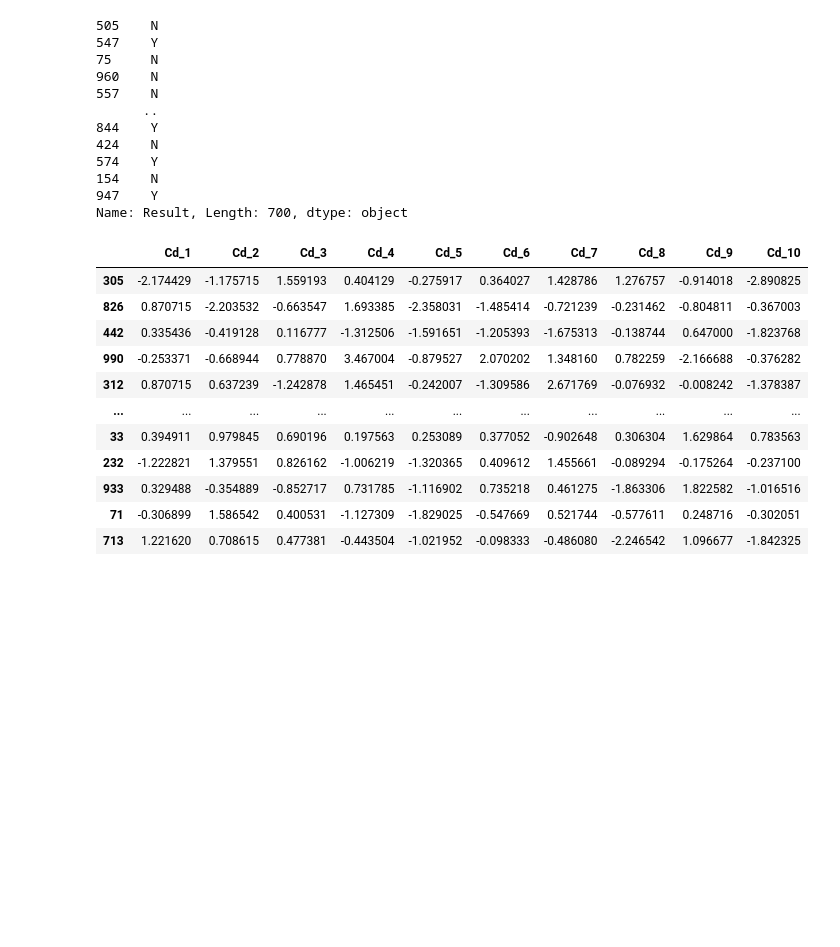
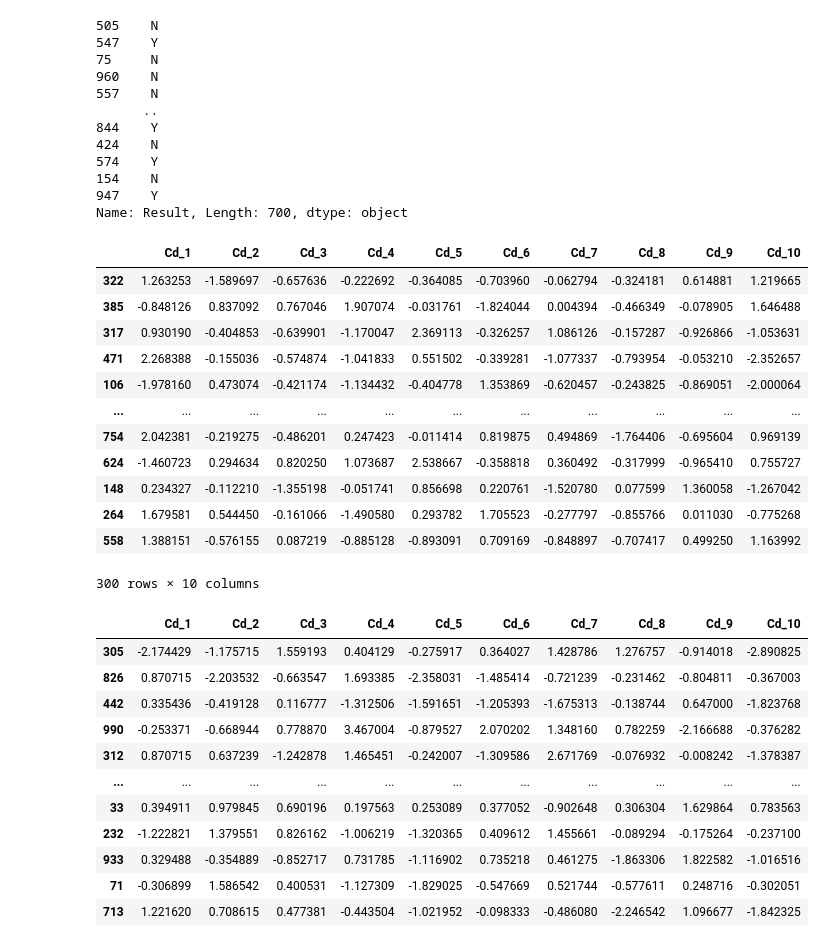
Before and after one commit to ZAT90/assignments_mlcourse, a Jupyter notebook: Assignment 11/KNN.ipynb, the cells around one changed output. Saved outputs shown, nothing was run; the diff lists cells and outputs as text; code cells hidden in the pictures; blank space fills up the shorter version.

```diff
--- a/Assignment 11/KNN.ipynb
+++ b/Assignment 11/KNN.ipynb
@@ -224,6 +332,21 @@ I am sure, you are very comfortable with this now!
 Name: Result, Length: 700, dtype: object
 # %%
 # code here to show test dataset
+X_test
+# %% [output]
+|  | Cd_1 | Cd_2 | Cd_3 | Cd_4 | Cd_5 | Cd_6 | Cd_7 | Cd_8 | Cd_9 | Cd_10 |
+| 322 | 1.263253 | -1.589697 | -0.657636 | -0.222692 | -0.364085 | -0.703960 | -0.062794 | -0.324181 | 0.614881 | 1.219665 |
+| 385 | -0.848126 | 0.837092 | 0.767046 | 1.907074 | -0.031761 | -1.824044 | 0.004394 | -0.466349 | -0.078905 | 1.646488 |
+| 317 | 0.930190 | -0.404853 | -0.639901 | -1.170047 | 2.369113 | -0.326257 | 1.086126 | -0.157287 | -0.926866 | -1.053631 |
+| 471 | 2.268388 | -0.155036 | -0.574874 | -1.041833 | 0.551502 | -0.339281 | -1.077337 | -0.793954 | -0.053210 | -2.352657 |
+| 106 | -1.978160 | 0.473074 | -0.421174 | -1.134432 | -0.404778 | 1.353869 | -0.620457 | -0.243825 | -0.869051 | -2.000064 |
+| ... | ... | ... | ... | ... | ... | ... | ... | ... | ... | ... |
+| 754 | 2.042381 | -0.219275 | -0.486201 | 0.247423 | -0.011414 | 0.819875 | 0.494869 | -1.764406 | -0.695604 | 0.969139 |
+| 624 | -1.460723 | 0.294634 | 0.820250 | 1.073687 | 2.538667 | -0.358818 | 0.360492 | -0.317999 | -0.965410 | 0.755727 |
+| 148 | 0.234327 | -0.112210 | -1.355198 | -0.051741 | 0.856698 | 0.220761 | -1.520780 | 0.077599 | 1.360058 | -1.267042 |
+| 264 | 1.679581 | 0.544450 | -0.161066 | -1.490580 | 0.293782 | 1.705523 | -0.277797 | -0.855766 | 0.011030 | -0.775268 |
+| 558 | 1.388151 | -0.576155 | 0.087219 | -0.885128 | -0.893091 | 0.709169 | -0.848897 | -0.707417 | 0.499250 | 1.163992 |
+300 rows × 10 columns
 # %%
 # %% [output]
 |  | Cd_1 | Cd_2 | Cd_3 | Cd_4 | Cd_5 | Cd_6 | Cd_7 | Cd_8 | Cd_9 | Cd_10 |
```
Also changed, not shown: parts of 20 cells of this notebook.
